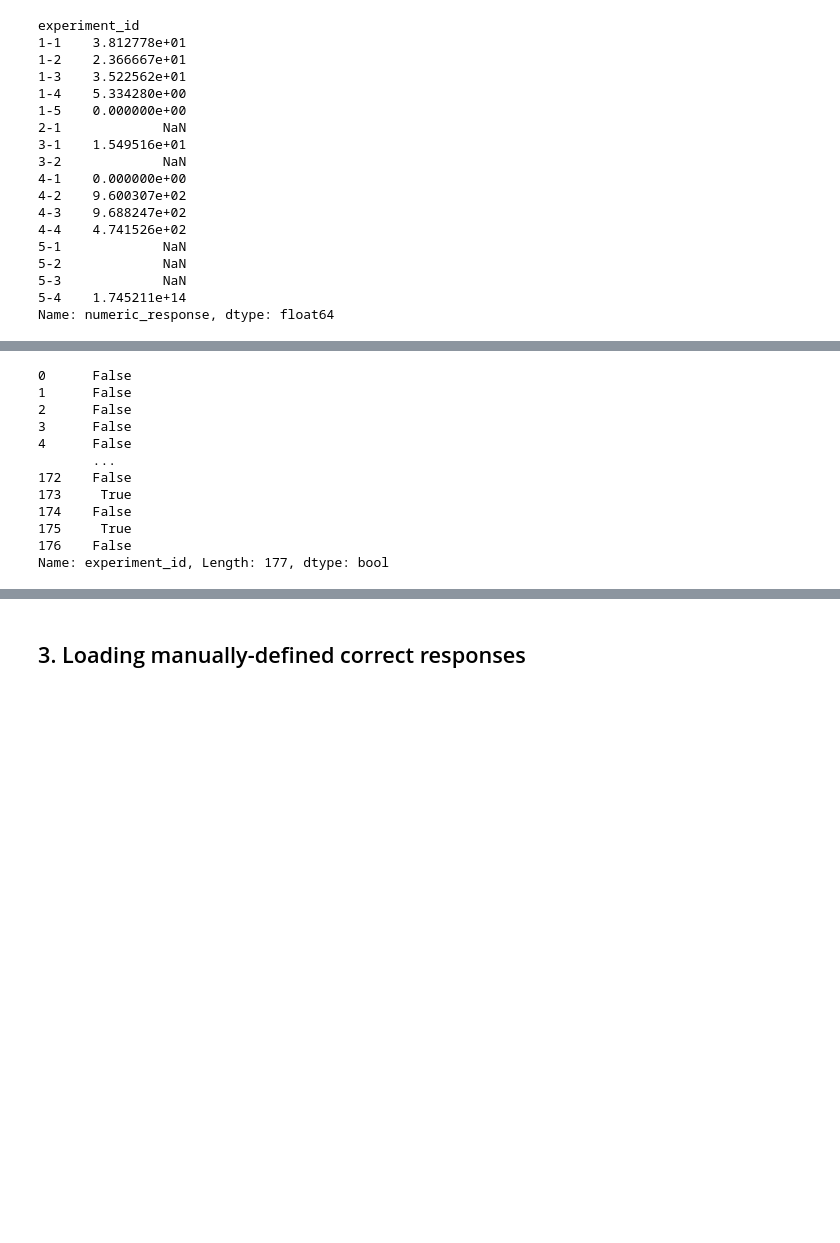
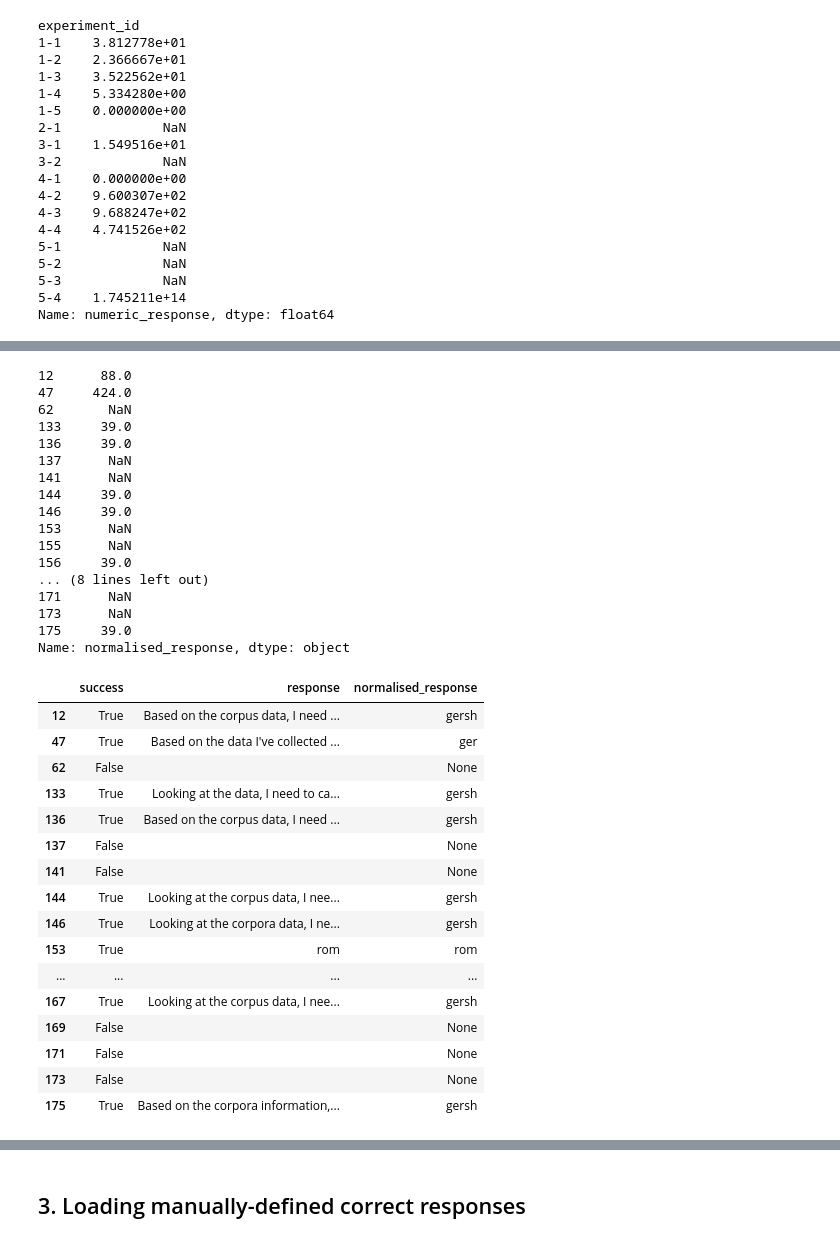
Before and after one commit to dracor-org/dracor-mcp-evaluation, a Jupyter notebook: automatic_evaluation/responses_analyser.ipynb, the cells around one changed output, grey strips where cells are left out. Drawn from its saved outputs; the diff is of its cells as text; code cells hidden in the pictures; blank space fills up the shorter version.

```diff
--- a/automatic_evaluation/responses_analyser.ipynb
+++ b/automatic_evaluation/responses_analyser.ipynb
@@ -234,15 +240,21 @@ Normalise corpora-questions (3-1, 3-2)
 # %%
-df['experiment_id'].isin(['3-1', '3-2'])
+# this should all be replaced by the corpus slugs
+df[df['experiment_id'].isin(['3-1', '3-2'])]['normalised_response']
 # %% [output]
-0      False
-1      False
-2      False
-3      False
-4      False
-       ...
-172    False
-173     True
-174    False
-175     True
-176    False
-Name: experiment_id, Length: 177, dtype: bool
+12      88.0
+47     424.0
+62       NaN
+133     39.0
+136     39.0
+137      NaN
+141      NaN
+144     39.0
+146     39.0
+153      NaN
+155      NaN
+156     39.0
+... (8 lines left out)
+171      NaN
+173      NaN
+175     39.0
+Name: normalised_response, dtype: object
@@ -248,0 +277,20 @@ Name: experiment_id, Length: 177, dtype: bool
+# %%
+df[df['experiment_id'].isin(['3-1', '3-2'])][['success','response','normalised_response']]
+# %% [output]
+|  | success | response | normalised_response |
+| 12 | True | Based on the corpus data, I need ... | gersh |
+| 47 | True | Based on the data I've collected ... | ger |
+| 62 | False |  | None |
+| 133 | True | Looking at the data, I need to ca... | gersh |
+| 136 | True | Based on the corpus data, I need ... | gersh |
+| 137 | False |  | None |
+| 141 | False |  | None |
+| 144 | True | Looking at the corpus data, I nee... | gersh |
+| 146 | True | Looking at the corpora data, I ne... | gersh |
+| 153 | True | rom | rom |
+| ... | ... | ... | ... |
+| 167 | True | Looking at the corpus data, I nee... | gersh |
+| 169 | False |  | None |
+| 171 | False |  | None |
+| 173 | False |  | None |
+| 175 | True | Based on the corpora information,... | gersh |
```
Also changed, not shown: parts of 13 cells of this notebook, 1 other file.
